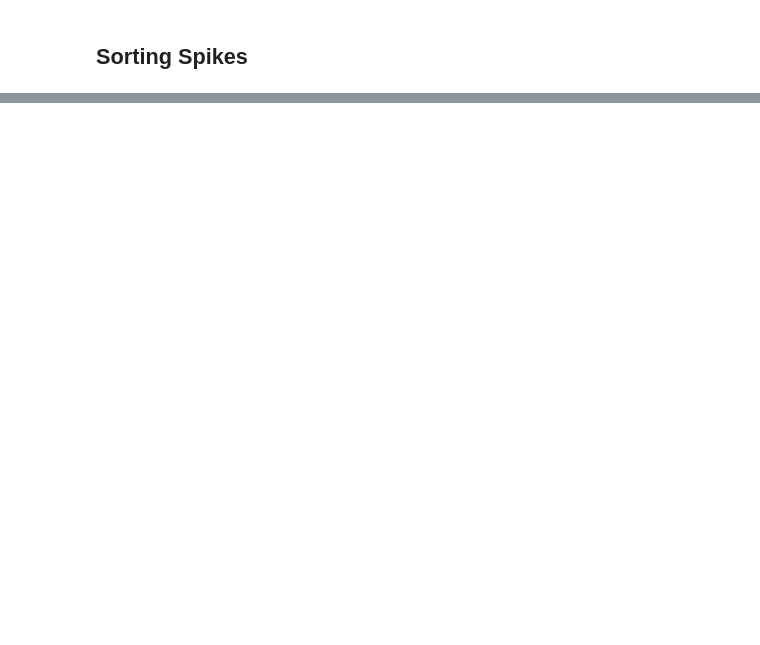
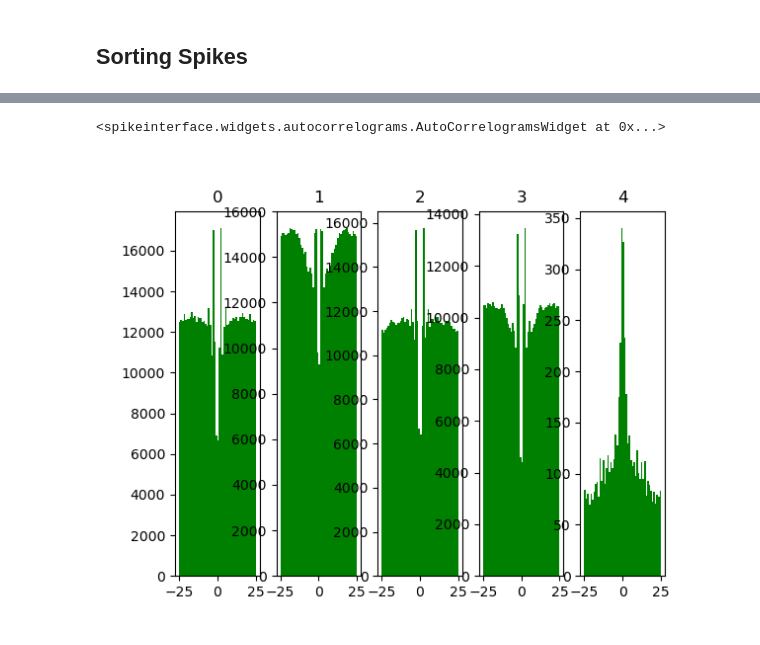
Before and after one commit to Gyrozaid/Neural-Analysis, a Jupyter notebook: sort.ipynb, the cells around one changed output, grey strips where cells are left out. Cells and saved outputs as stored; diff of their text form; code cells hidden in the pictures; blank space fills up the shorter version.

```diff
--- a/sort.ipynb
+++ b/sort.ipynb
@@ -279,0 +331,5 @@ plt.show()
+# %%
+sw.plot_autocorrelograms(sorting_analyzer)
+# %% [output]
+<spikeinterface.widgets.autocorrelograms.AutoCorrelogramsWidget at 0x...>
+[figure, added]
```
Also changed, not shown: parts of 65 cells of this notebook, 4 other files.
